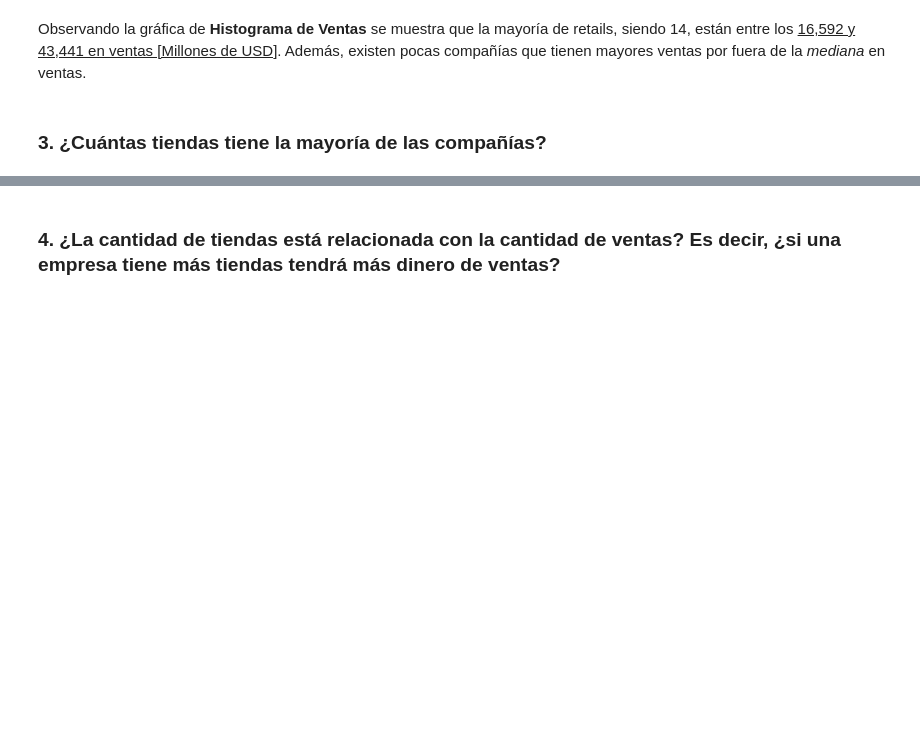
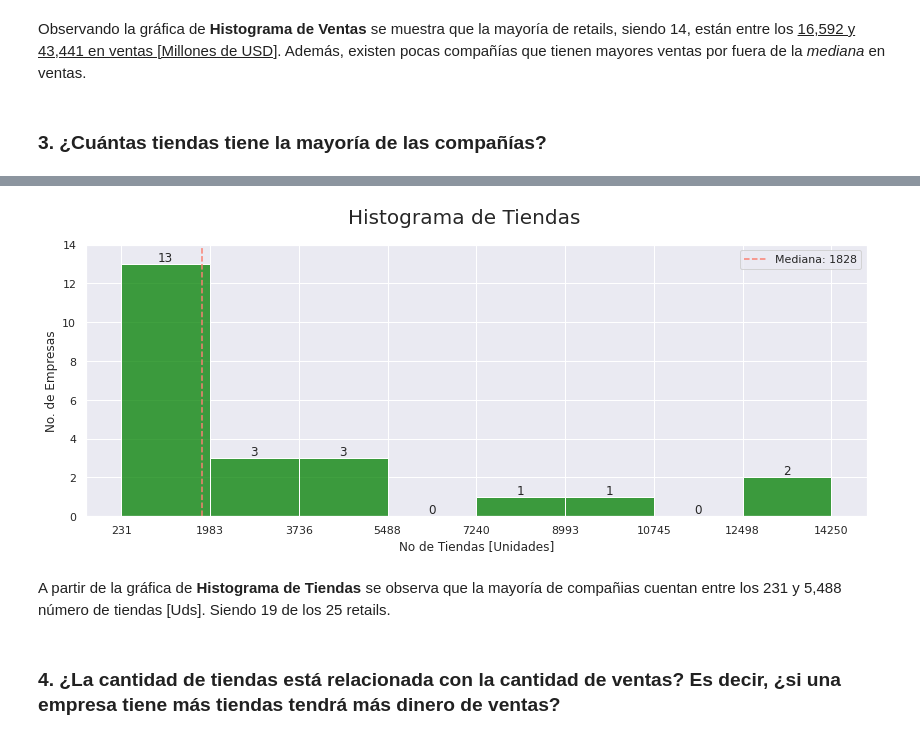
Before and after one commit to iofabela/datacademy_project-Largest_retailers, a Jupyter notebook: datacademy_project_retails.ipynb, the cells around one changed output, grey strips where cells are left out. Saved outputs shown, nothing was run; the diff lists cells and outputs as text; code cells hidden in the pictures; blank space fills up the shorter version.

```diff
--- a/datacademy_project_retails.ipynb
+++ b/datacademy_project_retails.ipynb
@@ -131,0 +139,3 @@ Observando la gráfica de **Histograma de Ventas** se muestra que la mayoría de
+# %%
+df_stores=df[df['Stores']>0].reset_index(drop=True)
+df_stores
@@ -132,2 +160,21 @@ Observando la gráfica de **Histograma de Ventas** se muestra que la mayoría de
+# %%
+# Mediana en ventas
+mediana = np.median(df_stores['Stores'])
+# Graph
+count, aux_bins = np.histogram(df_stores['Stores'],bins=8)
+figure, axes = plt.subplots(figsize=(14,5))
+sns.set()
+sns.histplot(df_stores,x='Stores', ax=axes,bins=aux_bins, color="Green")
+axes.set(xticks=aux_bins); axes.set_ylim([0,14])
+axes.set_xlabel('No de Tiendas [Unidades]'); axes.set_ylabel('No. de Empresas')
+figure.suptitle('Histograma de Tiendas',size=20)
+axes.bar_label(axes.containers[0])
+axes.axvline(np.median(df_stores['Stores']), ls='--',color='Salmon',label='Mediana: %d'%mediana)
+axes.legend()
+plt.show()
+# %% [output]
+[figure, added]
+# %% [markdown]
+A partir de la gráfica de **Histograma de Tiendas** se observa que la mayoría de compañias cuentan entre los 231 y 5,488 número de tiendas [Uds]. Siendo 19 de los 25 retails.
 # %% [markdown]
 ### 4. ¿La cantidad de tiendas está relacionada con la cantidad de ventas? Es decir, ¿si una empresa tiene más tiendas tendrá más dinero de ventas?
```
Also changed, not shown: parts of 11 cells of this notebook, 1 other file.
